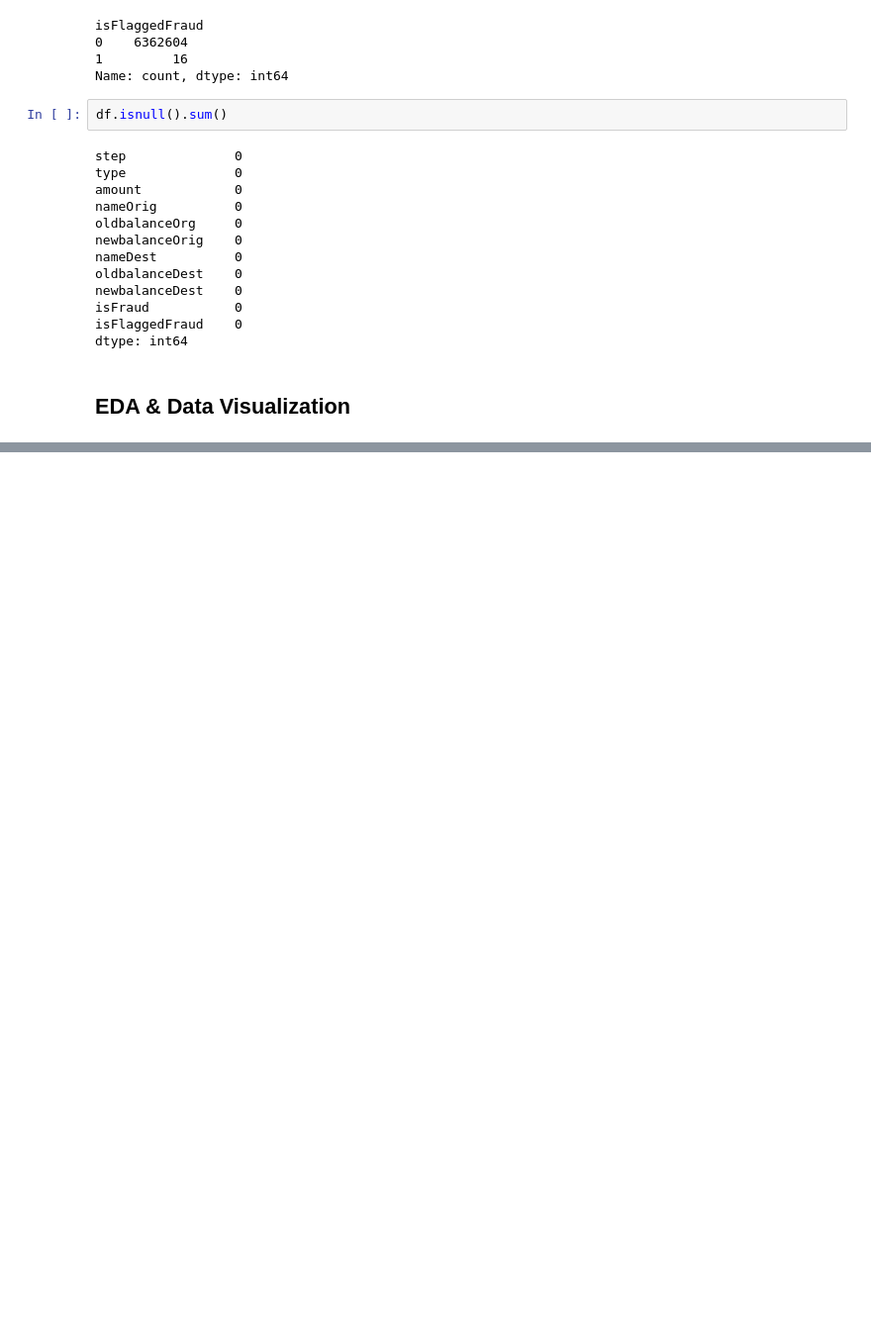
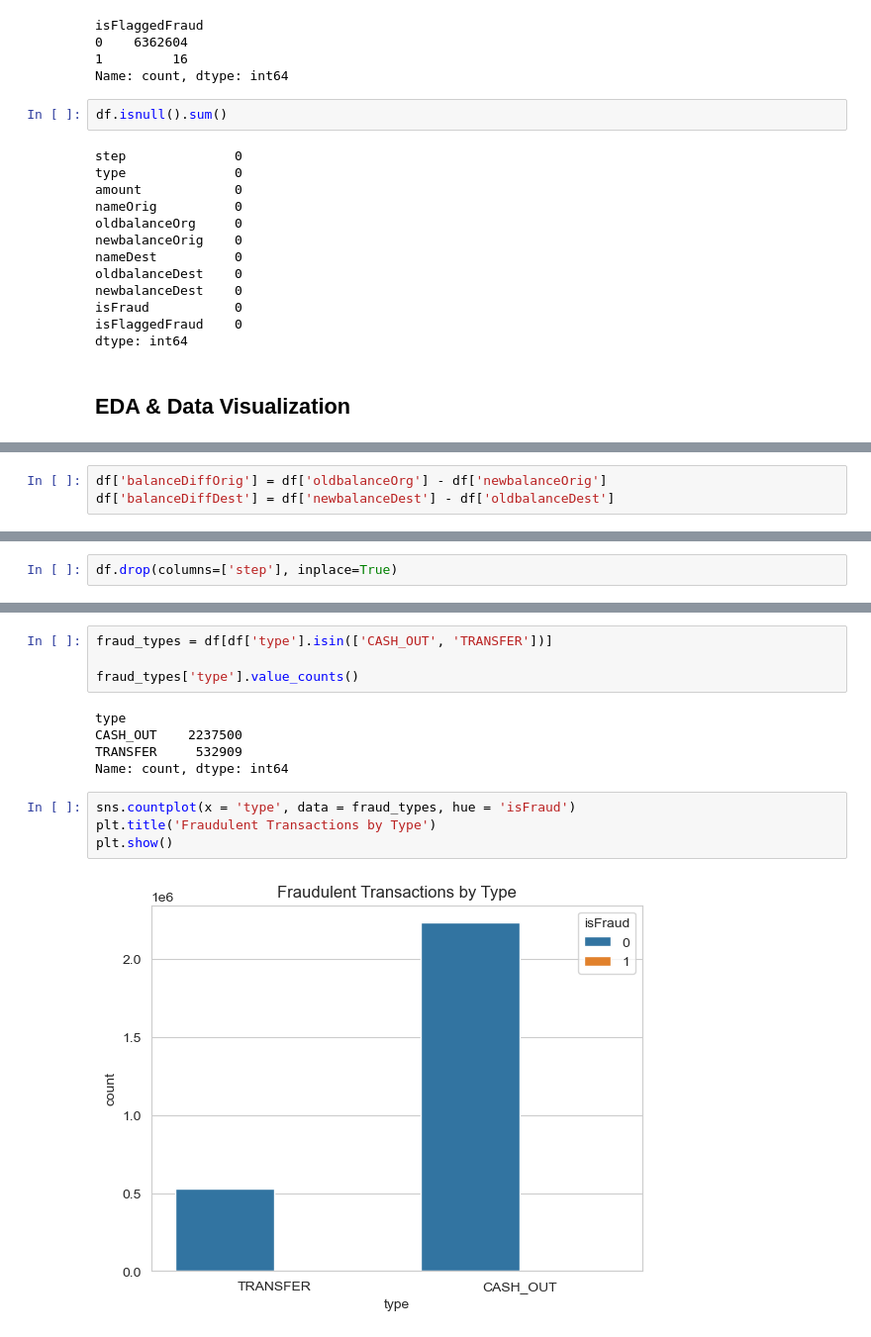
Before and after one commit to AmmadTanveer/Fraud-Detection-Using-ML, a Jupyter notebook: analysis.ipynb, the cells around one changed output, grey strips where cells are left out. Shown at 99% size. Cells and saved outputs as stored; diff of their text form; blank space fills up the shorter version.

```diff
--- a/analysis.ipynb
+++ b/analysis.ipynb
@@ -85,0 +128,3 @@ dtype: int64
+# %%
+df['balanceDiffOrig'] = df['oldbalanceOrg'] - df['newbalanceOrig']
+df['balanceDiffDest'] = df['newbalanceDest'] - df['oldbalanceDest']
@@ -85,0 +139,2 @@ dtype: int64
+# %%
+df.drop(columns=['step'], inplace=True)
@@ -85,0 +201,15 @@ dtype: int64
+# %%
+fraud_types = df[df['type'].isin(['CASH_OUT', 'TRANSFER'])]
+
+fraud_types['type'].value_counts()
+# %% [output]
+type
+CASH_OUT    2237500
+TRANSFER     532909
+Name: count, dtype: int64
+# %%
+sns.countplot(x = 'type', data = fraud_types, hue = 'isFraud')
+plt.title('Fraudulent Transactions by Type')
+plt.show()
+# %% [output]
+[figure, added]
```
Also changed, not shown: parts of 19 cells of this notebook.
